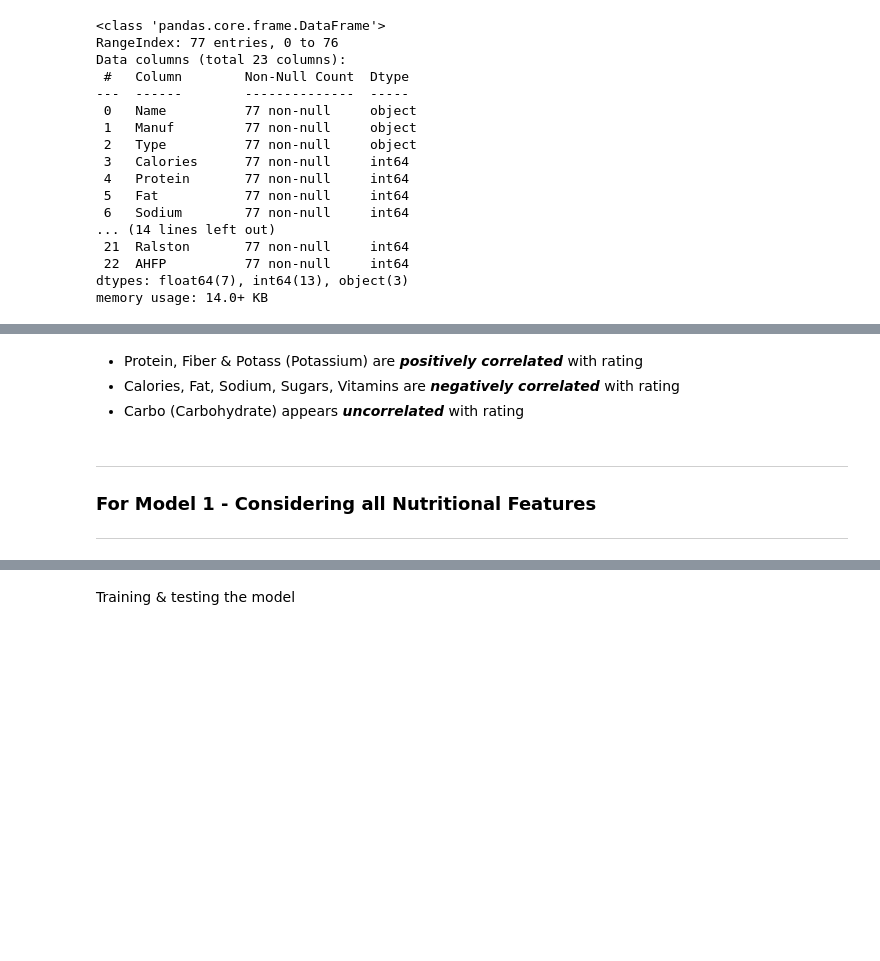
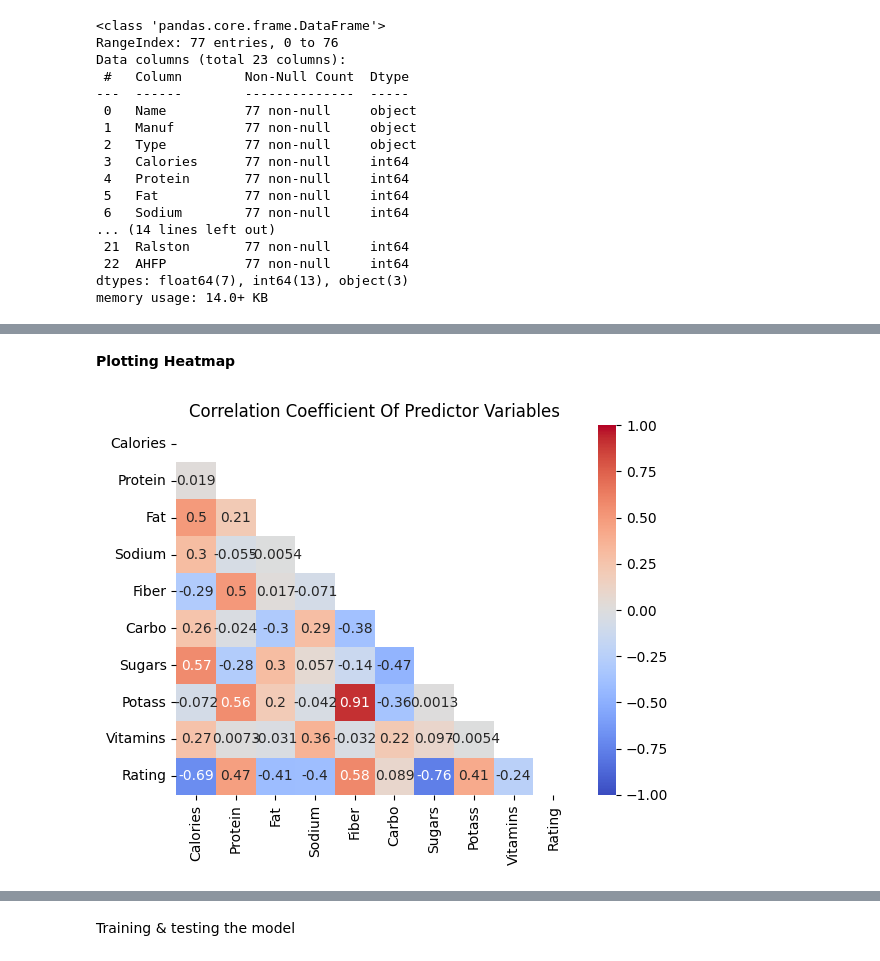
Before and after one commit to jivaniyash/ML_Projects, a Jupyter notebook: cereals_rating_prediction_multiple_linear_regression/main.ipynb, the cells around one changed output, grey strips where cells are left out. Saved outputs shown, nothing was run; the diff lists cells and outputs as text; code cells hidden in the pictures; blank space fills up the shorter version.

```diff
--- a/cereals_rating_prediction_multiple_linear_regression/main.ipynb
+++ b/cereals_rating_prediction_multiple_linear_regression/main.ipynb
@@ -44,9 +48,17 @@ Replace Null values with mean
 # %%
 df1 = df
 from sklearn.impute import SimpleImputer
-missing = SimpleImputer(missing_values= np.nan,strategy='mean') # replace with mean
-missing.fit(df1.iloc[:,8:11]) # considering features - Carbo, Sugars, Potass
-corrected = missing.transform(df1.iloc[:,8:11])
+
+# replace with mean
+si = SimpleImputer(missing_values=np.nan, strategy='mean')
+
+# considering features only with Null values- Carbo, Sugars, Potass
+si.fit(df1.iloc[:,8:11]) # fit the data parameters to the si object
+
+# transform the data
+corrected = si.transform(df1.iloc[:,8:11])
+
+# change the data to original dataframe
 df1.iloc[:,8:11] = pd.DataFrame(corrected)
 # df1 is the dataframe after preprocessing (replace Null values with mean)
 # %%
@@ -75,6 +107,7 @@ df2 = df1.iloc[:,[0,3,4,5,6,7,8,9,10,11,15]]
 # %%
 # The relationship between nutritional rating and the nine predictor variables using correlation.
-df2.iloc[:,1:].corr()
+corr_matrix = df2.iloc[:,1:].corr()
+corr_matrix
 # %% [output]
 |  | Calories | Protein | Fat | Sodium | Fiber | Carbo | Sugars | Potass | Vitamins | Rating |
 | Calories | 1.000000 | 0.019066 | 0.498610 | 0.300649 | -0.293413 | 0.257423 | 0.566062 | -0.071991 | 0.265356 | -0.689376 |
@@ -87,11 +120,15 @@ df2.iloc[:,1:].corr()
 | Potass | -0.071991 | 0.562143 | 0.197823 | -0.042312 | 0.908647 | -0.358557 | 0.001348 | 1.000000 | -0.005368 | 0.408320 |
 | Vitamins | 0.265356 | 0.007335 | -0.031156 | 0.361477 | -0.032243 | 0.216854 | 0.097179 | -0.005368 | 1.000000 | -0.240544 |
 | Rating | -0.689376 | 0.470618 | -0.409284 | -0.401295 | 0.584160 | 0.088513 | -0.762181 | 0.408320 | -0.240544 | 1.000000 |
-# %% [markdown]
-- Protein, Fiber & Potass (Potassium) are __*positively correlated*__ with rating
-- Calories, Fat, Sodium, Sugars, Vitamins are __*negatively correlated*__ with rating
-- Carbo (Carbohydrate) appears __*uncorrelated*__ with rating
-# %% [markdown]
----
-### For Model 1 - Considering all Nutritional Features
----
+# %% [markdown]
+__Plotting Heatmap__
+# %%
+# hiding upper traingular region
+mask = np.triu(np.ones_like(corr_matrix))
+
+# plotting heatmap
+sns.heatmap(corr_matrix, annot=True, vmax=1, vmin=-1, mask = mask, cmap='coolwarm')
+plt.title('Correlation Coefficient Of Predictor Variables')
+plt.show()
+# %% [output]
+[figure, added]
```
Also changed, not shown: parts of 59 cells of this notebook.
